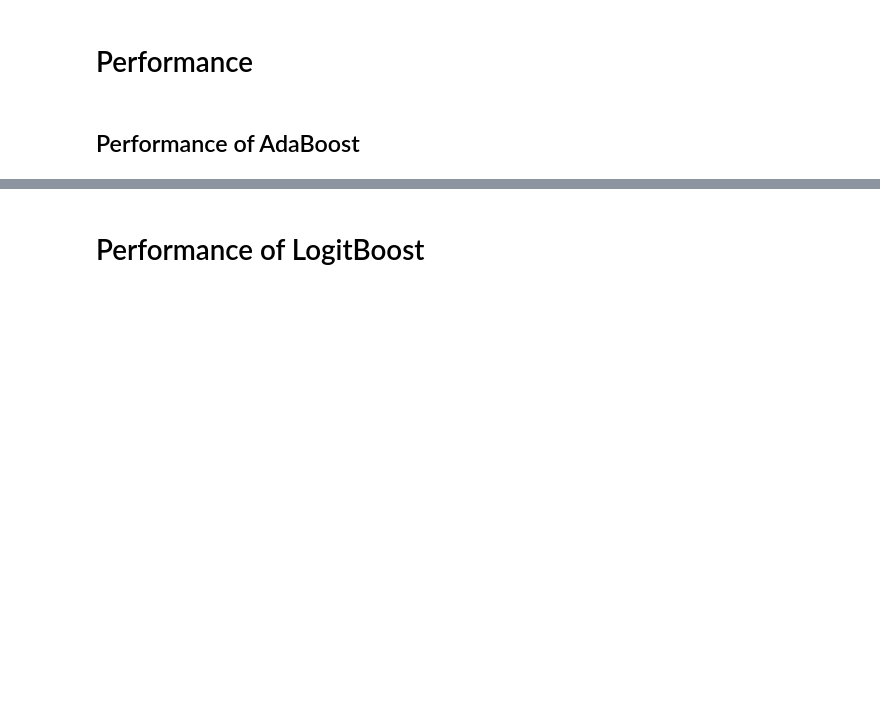
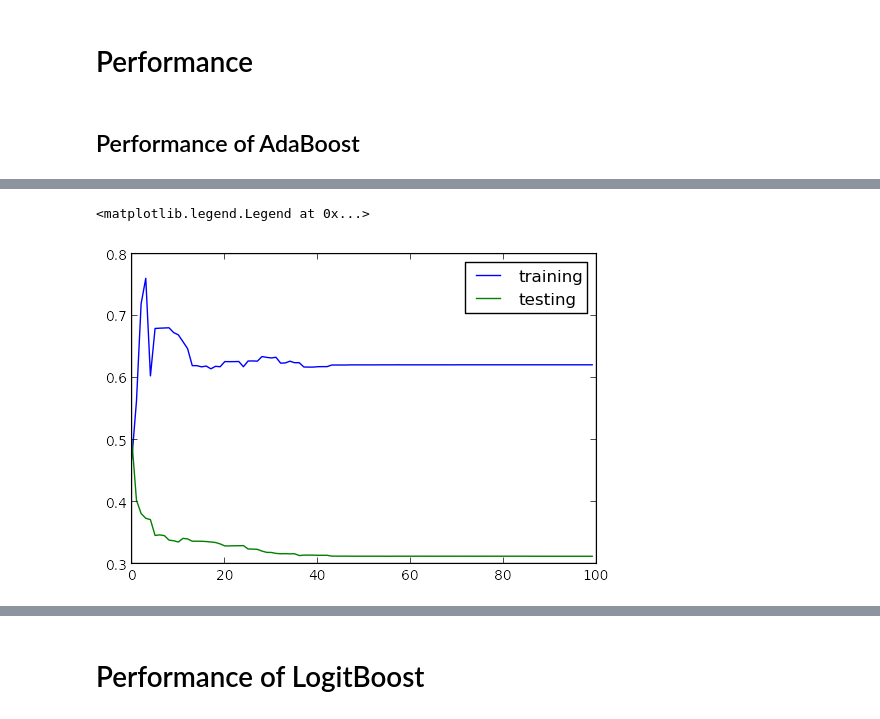
Before and after one commit to harisyammnv/pyboost, a Jupyter notebook: higgs.ipynb, the cells around one changed output, grey strips where cells are left out. Drawn from its saved outputs; the diff is of its cells as text; code cells hidden in the pictures; blank space fills up the shorter version.

```diff
--- a/higgs.ipynb
+++ b/higgs.ipynb
@@ -15,7 +15,7 @@ X_train, X_test, y_train, y_test = pickle.load(open("../../higgs-data-1p.pickle"
 X = sc.parallelize(X_train)
 y = sc.parallelize([y + y - 1 for y in  y_train])
 # %%
-num_round = 1000
+num_round = 200
 # %%
 adaboost = pb.run_adtree_adaboost(sc, y, X, T=num_round, quiet=False)
 # %% [output]
@@ -46,6 +56,8 @@ pickle.dump(logitboost, open("logitboost.pkl", 'w'))
 # %% [markdown]
 # Performance
 # %%
+from sklearn.metrics import roc_auc_score
+from sklearn.metrics import accuracy_score
 from pyboost.adtree import run_tree
 from pyboost.utils import safe_comp
 
@@ -75,6 +87,33 @@ def test_margin(nodes):
     for max_index in range(num_round + 1):
         accuracy, margin = test_error(nodes, y_train, X_train, max_index=max_index)
         print max_index, accuracy, margin
+
+def test_improve(nodes):
+    accuracy_train = []
+    accuracy_test = []
+    auc_train = []
+    auc_test = []
+
+    raw_y_train_pred = [0.0] * len(y_train)
+    y_train_pred = [None] * len(y_train)
+    raw_y_test_pred = [0.0] * len(y_test)
+    y_test_pred = [None] * len(y_test)
+    for i in range(len(nodes)):
+        print '.',
+        # Update predicts
+        for idx, x in enumerate(X_train):
+            raw_y_train_pred[idx] += nodes[i].predict(x, pre_check=False)
+            y_train_pred[idx] = safe_comp(raw_y_train_pred[idx])
+        for idx, x in enumerate(X_test):
+            raw_y_test_pred[idx] += nodes[i].predict(x, pre_check=False)
+            y_test_pred[idx] = safe_comp(raw_y_test_pred[idx])
+        # Update train scores
+        accuracy_train.append(accuracy_score(y_train, y_train_pred))
+        auc_train.append(roc_auc_score(y_train, y_train_pred))
+        # Update test scores
+        accuracy_test.append(accuracy_score(y_test, y_test_pred))
+        auc_test.append(roc_auc_score(y_test, y_test_pred))
+    return (accuracy_train, auc_train), (auc_train, auc_test)
 # %% [markdown]
 ## Performance of AdaBoost
 # %%
@@ -96,0 +122,2 @@ Test accuracy: 0.6554   Test margin: 0.17577454326
+# %%
+(accuracy_train, auc_train), (accuracy_test, auc_test) = test_improve(adaboost)
@@ -96,0 +141,11 @@ Test accuracy: 0.6554   Test margin: 0.17577454326
+# %%
+%matplotlib inline
+from matplotlib import pyplot as plt
+
+f = lambda ts: map(lambda t: 1.0 - t, ts)
+plt.plot(f(accuracy_train[:100]), label="training")
+plt.plot(f(accuracy_test[:100]), label="testing")
+plt.legend()
+# %% [output]
+<matplotlib.legend.Legend at 0x...>
+[figure, added]
```
Also changed, not shown: parts of 8 cells of this notebook.
